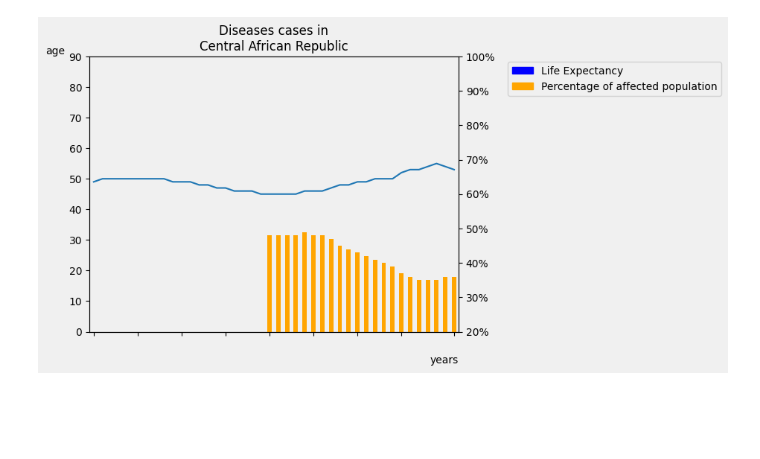
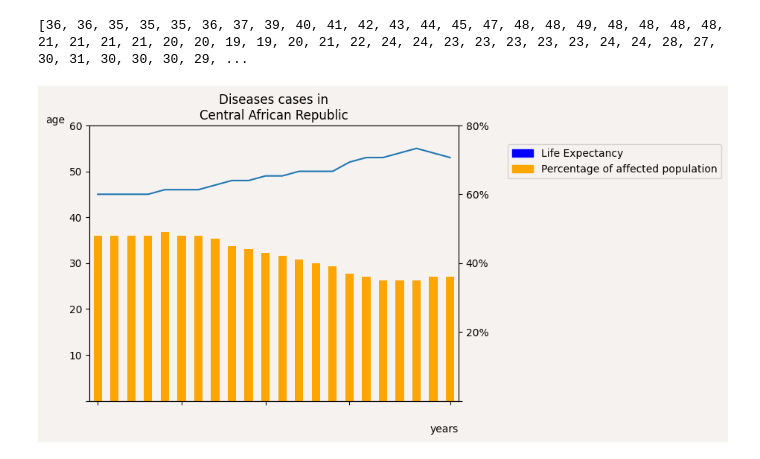
Before and after one commit to snohm/VS, a Jupyter notebook: Sorgenti/CarCases.ipynb, the cells around one changed output. Saved outputs shown, nothing was run; the diff lists cells and outputs as text; code cells hidden in the pictures; blank space fills up the shorter version.

Commit message:
da 2000 a 2021, cambiato colore

```diff
--- a/Sorgenti/CarCases.ipynb
+++ b/Sorgenti/CarCases.ipynb
@@ -9,52 +9,51 @@ f = open("/workspace/VS/DataSet/LifeExpGrosso.csv", "r")
 lifeExp = []
 line = f.readline()
 elments = line.split(",")
-graphColor = "#f0f0f0"
+graphColor = "#f6f2ef"
 plt.figure(facecolor = graphColor)
 plt.axes(facecolor = graphColor)
 while line != "":
     if elments[0] == "Central African Republic" and elments[1] == "2021":
-        for j in range (0, 42, 1):
+        for j in range (0, 22, 1):
             lifeExp.append(int(float(elments[3])))
             line = f.readline()
             elments = line.split(",")
     else:
         line = f.readline()
         elments = line.split(",")
 f.close()
 years = []
-for i in range (1980,2022,1):
+for i in range (2000,2022,1):
     years.append(i)
 cases = CoutnCasesPercentage()
 cases = cases[0:22]
-for i in range (0, 20, 1):
-    cases.append(0)
 cases = rotate(cases)
 lifeExp = rotate(lifeExp)
 
 
 df = pd.DataFrame({'y1': lifeExp, 'y2': cases, 'years': years })
 #fig, ax1 = plt.subplots(figsize=(15, 10))
 #plt.rcParams["figure.facecolor"] = (graphColor)
 #df.set_index('years', inplace= True)
 plt.title("Diseases cases in\nCentral African Republic")
 plt.xlabel("\nyears", loc='right')
-plt.ylim(0, 90)
-#plt.yticks([0,15,30,45,60], labels = ['','15','30','45','60'])
+plt.ylim(0, 60)
+plt.yticks([0, 10, 20, 30, 40, 50, 60], labels = ['', '10', '20', '30', '40', '50', '60'])
 plt.ylabel("age", rotation='horizontal', loc = 'top')
 df['y1'].plot(kind='line')
 
 df['y2'].plot(kind='bar', color='orange', secondary_y=True)
-plt.ylim(20, 100)
+plt.ylim(0, 80)
 #plt.ylabel("population percentage", rotation='horizontal', loc = 'top')
-plt.yticks([20, 30, 40, 50, 60, 70, 80, 90, 100], labels = ['20%', '30%', '40%', '50%', '60%', '70%', '80%', '90%', '100%'])
+plt.yticks([0, 20, 40, 60, 80], labels = ['', '20%', '40%', '60%', '80%'])
 
 #plt.xticks(ticks= [0,5,10,15,20,25,30,35,41], labels = ['1980', '1985', '1990', '1995', '2000', '2005', '2010', '2015', '2021'], rotation = 'horizontal)
-plt.xticks(ticks= [0,5,10,15,20,25,30,35,41], labels = ['', '', '', '', '', '', '', '', ''])
+plt.xticks(ticks= [0,5,10,15,21], labels = ['', '', '', '', ''])
 
 LE = mpatches.Patch(color='blue', label='Life Expectancy')
 PP = mpatches.Patch(color='orange', label='Percentage of affected population')
-plt.legend(handles=[LE, PP],ncol = 1, bbox_to_anchor=(1.12, 1), loc='upper left', facecolor = graphColor)
+plt.legend(handles=[LE, PP],ncol = 1, bbox_to_anchor=(1.12, 0.95), loc='upper left', facecolor = graphColor)
 plt.show()
 # %% [output]
+[36, 36, 35, 35, 35, 36, 37, 39, 40, 41, 42, 43, 44, 45, 47, 48, 48, 49, 48, 48, 48, 48, 21, 21, 21, 21, 20, 20, 19, 19, 20, 21, 22, 24, 24, 23, 23, 23, 23, 23, 24, 24, 28, 27, 30, 31, 30, 30, 30, 29, ...
-[figure, old version]
+[figure, new version]
```
Also changed, not shown: 3 other files.
